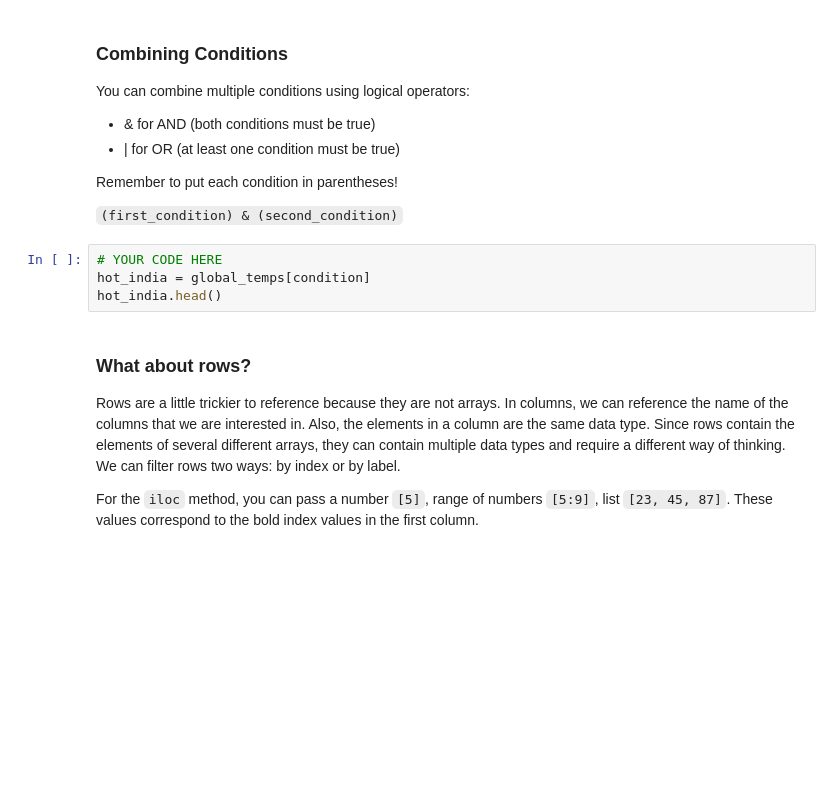
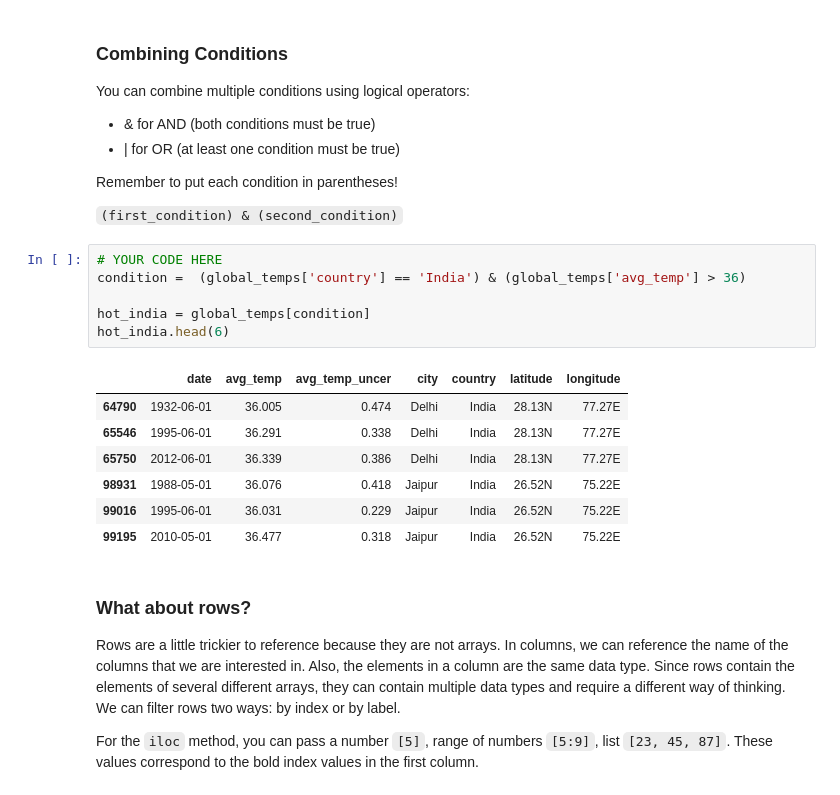
Before and after one commit to somavaray21/RN_Flatlist_student_L8-9, a Jupyter notebook: 2_Exploring_Wrangling.ipynb, the cells around one changed output. Saved outputs shown, nothing was run; the diff lists cells and outputs as text; blank space fills up the shorter version.

```diff
--- a/2_Exploring_Wrangling.ipynb
+++ b/2_Exploring_Wrangling.ipynb
@@ -245,8 +312,18 @@ Remember to put each condition in parentheses!
 `(first_condition) & (second_condition)`
 # %%
 # YOUR CODE HERE
+condition =  (global_temps['country'] == 'India') & (global_temps['avg_temp'] > 36)
+
 hot_india = global_temps[condition]
-hot_india.head()
+hot_india.head(6)
+# %% [output]
+|  | date | avg_temp | avg_temp_uncer | city | country | latitude | longitude |
+| 64790 | 1932-06-01 | 36.005 | 0.474 | Delhi | India | 28.13N | 77.27E |
+| 65546 | 1995-06-01 | 36.291 | 0.338 | Delhi | India | 28.13N | 77.27E |
+| 65750 | 2012-06-01 | 36.339 | 0.386 | Delhi | India | 28.13N | 77.27E |
+| 98931 | 1988-05-01 | 36.076 | 0.418 | Jaipur | India | 26.52N | 75.22E |
+| 99016 | 1995-06-01 | 36.031 | 0.229 | Jaipur | India | 26.52N | 75.22E |
+| 99195 | 2010-05-01 | 36.477 | 0.318 | Jaipur | India | 26.52N | 75.22E |
 # %% [markdown]
 ### What about rows?
 
```
Also changed, not shown: parts of 16 cells of this notebook.
